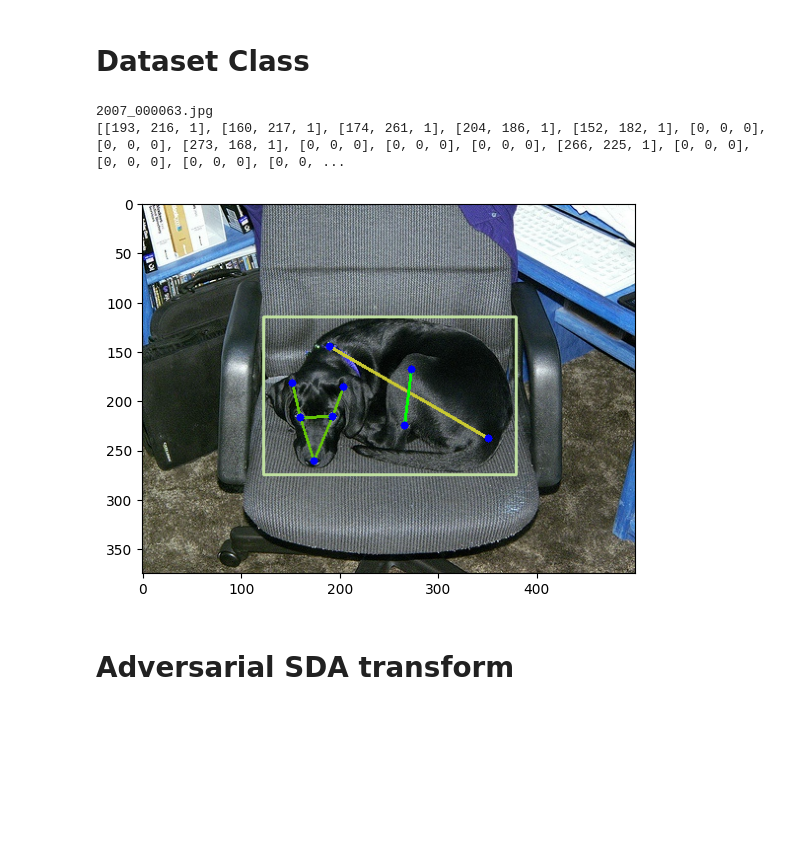
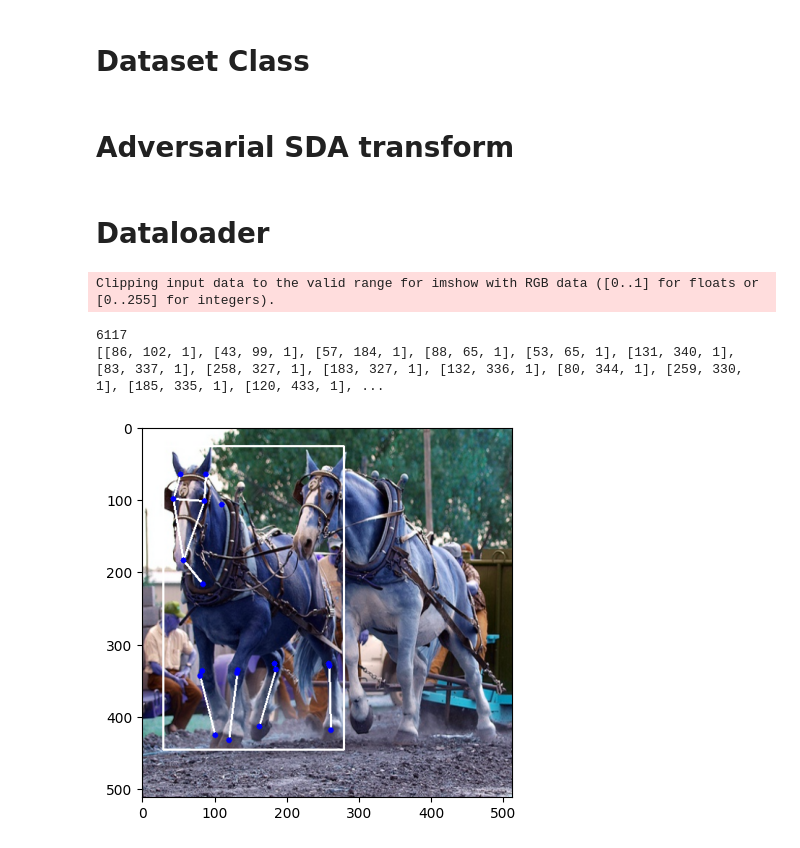
Before and after one commit to jsilveira1409/CIVIL-459-Animal-Pose-Estimation, a Jupyter notebook: main.ipynb, the cells around one changed output. Drawn from its saved outputs; the diff is of its cells as text; code cells hidden in the pictures; blank space fills up the shorter version.

Commit message:
dataloader working¨

```diff
--- a/main.ipynb
+++ b/main.ipynb
@@ -17,59 +16,46 @@ from src.dataload import *
 import warnings
 warnings.filterwarnings("ignore")
 # %%
+# cow sheep horse cat dog
+labels = ['dog', 'cat', 'sheep', 'horse', 'cow']
+
 class AnimalPoseDataset(Dataset):
-    """ Animal 2D pose estimation dataset"""
-
     def __init__ (self, json_file, root_dir, transform=None):
-        """
-        Args:
-            json_file (string): Path to the json file with annotations.
-            root_dir (string): Directory with all the images.
-            transform (callable, optional): Optional transform to be applied
-                on a sample.
-        """
         self.keypoints_frame = json.load(open(json_file))
         self.root_dir = root_dir
         self.transform = transform
 
     def __len__(self):
-        return len(self.keypoints_frame)
+        return len(self.keypoints_frame["annotations"])
 
     def __getitem__(self, idx):
         if torch.is_tensor(idx):
             idx = idx.tolist()
 
         anno_dict = self.keypoints_frame
+
         image_map = anno_dict["images"]
         annotations = anno_dict["annotations"]
-
 
         imagename = image_map[str(annotations[idx]["image_id"])]
         bbox = annotations[idx]["bbox"]
         keypoints = annotations[idx]["keypoints"]
+        label = labels[annotations[idx]["category_id"]-1]
         image_path = os.path.join(self.root_dir, imagename)
         image = cv2.imread(image_path)
-        image = draw_bbox(image, bbox[0], bbox[1], bbox[2], bbox[3], random_color())
-        image = draw_keypoint(image, keypoints)
+        sample = {'image': image, 'keypoints': keypoints, 'bbox':bbox, 'label':label}
 
-        print(imagename)
-
-        sample = {'image': image, 'keypoints': keypoints}
+        if self.transform:
+            sample = self.transform(sample)
 
         return sample
 
-dataset = AnimalPoseDataset(json_file='Dataset/keypoints.json',
-                            root_dir='Dataset/images/')
-
-data = dataset.__getitem__(0)
-# show the image
-
-plt.imshow(data['image'])
-print(data['keypoints'])
-plt.show()
+    def draw(self, sample):
+        image = sample['image']
+        bbox = sample['bbox']
+        xmin, ymin, xmax, ymax = bbox
+        image = draw_bbox(image, xmin, ymin, xmax, ymax, random_color())
+        image = draw_keypoint(image, sample['keypoints'])
+        return image
-# %% [output]
-2007_000063.jpg
-[[193, 216, 1], [160, 217, 1], [174, 261, 1], [204, 186, 1], [152, 182, 1], [0, 0, 0], [0, 0, 0], [273, 168, 1], [0, 0, 0], [0, 0, 0], [0, 0, 0], [266, 225, 1], [0, 0, 0], [0, 0, 0], [0, 0, 0], [0, 0, ...
-[figure, removed]
 # %% [markdown]
 # Adversarial SDA transform
@@ -77,0 +127,22 @@ class
+# %% [markdown]
+# Dataloader
+# %%
+sda = SDA(nb_bodyparts=4)
+
+dataset = AnimalPoseDataset(json_file='Dataset/keypoints.json',
+                            root_dir='Dataset/images/',
+                            transform=transforms.Compose([Rescale((512,512))]))
+print(dataset.__len__())
+index = 2002
+data = dataset.__getitem__(index)
+print(data['keypoints'])
+
+# show the image with the keypoints
+plt.figure()
+plt.imshow(dataset.draw(data))
+plt.show()
+# %% [output]
+Clipping input data to the valid range for imshow with RGB data ([0..1] for floats or [0..255] for integers).
+6117
+[[86, 102, 1], [43, 99, 1], [57, 184, 1], [88, 65, 1], [53, 65, 1], [131, 340, 1], [83, 337, 1], [258, 327, 1], [183, 327, 1], [132, 336, 1], [80, 344, 1], [259, 330, 1], [185, 335, 1], [120, 433, 1], ...
+[figure, added]
```
Also changed, not shown: parts of 4 cells of this notebook, 2 other files.
